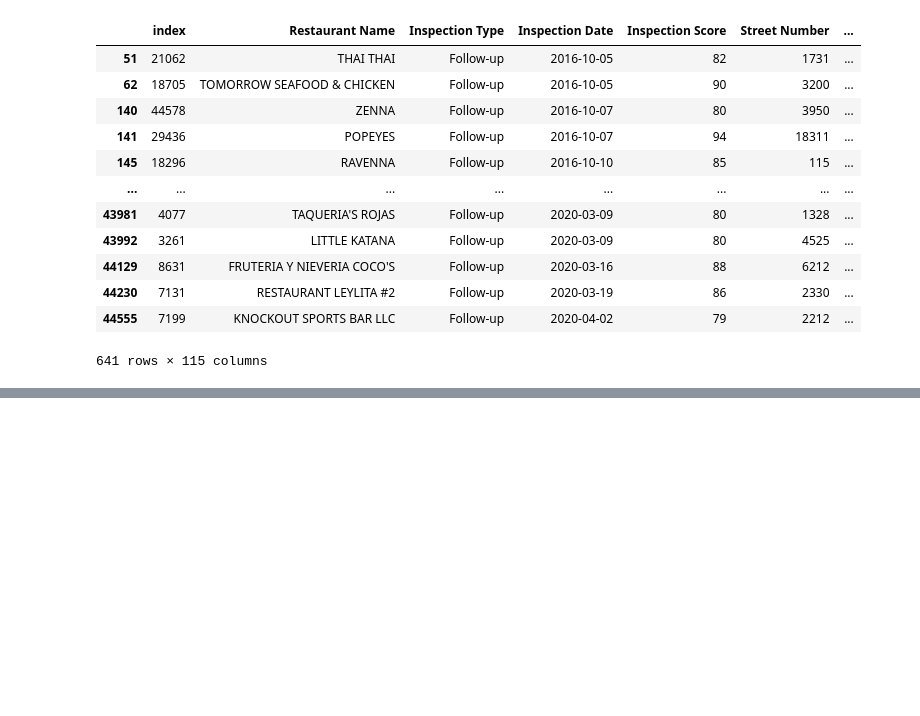
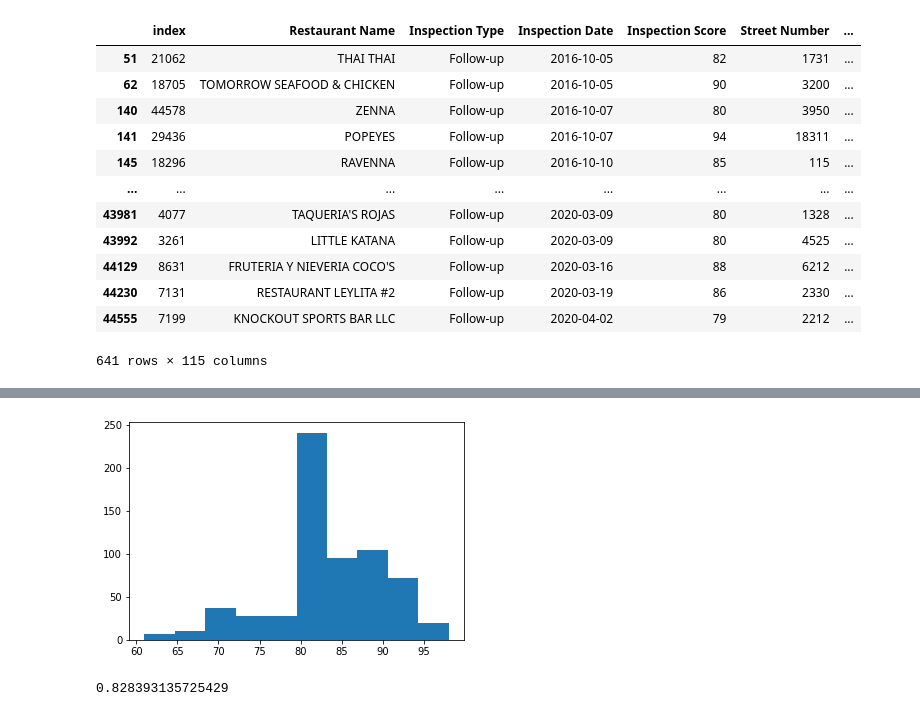
Before and after one commit to BLGreenspan/Capstone, a Jupyter notebook: Capstone Code.ipynb, the cells around one changed output, grey strips where cells are left out. Drawn from its saved outputs; the diff is of its cells as text; code cells hidden in the pictures; blank space fills up the shorter version.

```diff
--- a/Capstone Code.ipynb
+++ b/Capstone Code.ipynb
@@ -148,0 +303,8 @@ follow_ups_df
+# %%
+plt.hist(follow_ups_df['Inspection Score'], bins = 10);
+# %% [output]
+[figure, added]
+# %%
+len(follow_ups_df.loc[follow_ups_df['Inspection Score'] >= 80]) / len(follow_ups_df)
+# %% [output]
+0.828393135725429
```
Also changed, not shown: parts of 20 cells of this notebook.
